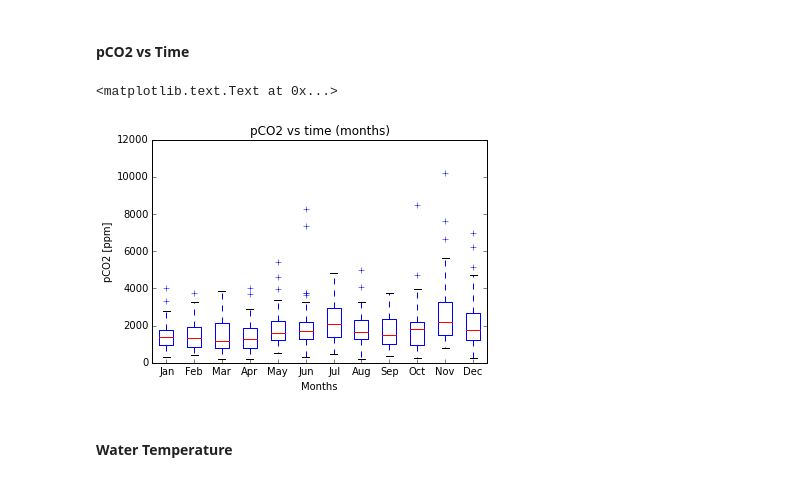
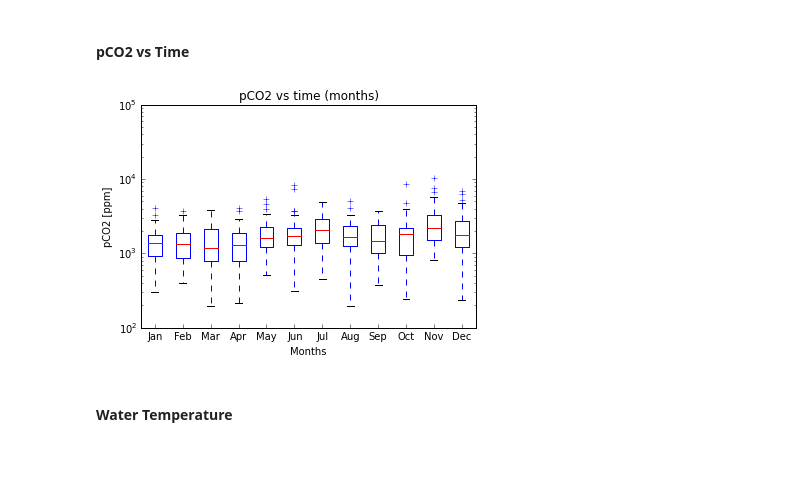
Before and after one commit to egyang24/CarbonStream, a Jupyter notebook: pCO2_vs_other_variables.ipynb, the cells around one changed output. Cells and saved outputs as stored; diff of their text form; code cells hidden in the pictures.

```diff
--- a/pCO2_vs_other_variables.ipynb
+++ b/pCO2_vs_other_variables.ipynb
@@ -86,35 +87,35 @@ def monthsort(month,monthno,monthct=0):
         if dateint[i] == monthno:
             month[monthct] = pco2[i]
             monthct = monthct + 1
     return month
 
 january = monthsort(january,1)
 february = monthsort(february,2)
 march = monthsort(march,3)
 april = monthsort(april,4)
 may = monthsort(may,5)
 june = monthsort(june,6)
 july = monthsort(july,7)
 august = monthsort(august,8)
 september = monthsort(september,9)
 october = monthsort(october,10)
 november = monthsort(november,11)
 december = monthsort(december,12)
 
 
 data_to_plot = [january, february, march, april, may, june, july, august, september, october, november, december]
 
 fig = plt.figure(0)
 ax = fig.add_subplot(111)
 bp = ax.boxplot(data_to_plot)
 ax.set_xticklabels(['Jan', 'Feb', 'Mar', 'Apr','May', 'Jun', 'Jul', 'Aug','Sep', 'Oct', 'Nov', 'Dec'])
 ax.get_xaxis().tick_bottom()
 ax.set_title('pCO2 vs time (months)')
 plt.xlabel('Months')
 plt.ylabel('pCO2 [ppm]')
+plt.yscale('log')
 # %% [output]
-<matplotlib.text.Text at 0x...>
-[figure, old version]
+[figure, new version]
 # %%
 def getkey(item):
     return item[0]
```
Also changed, not shown: parts of 3 cells of this notebook.
